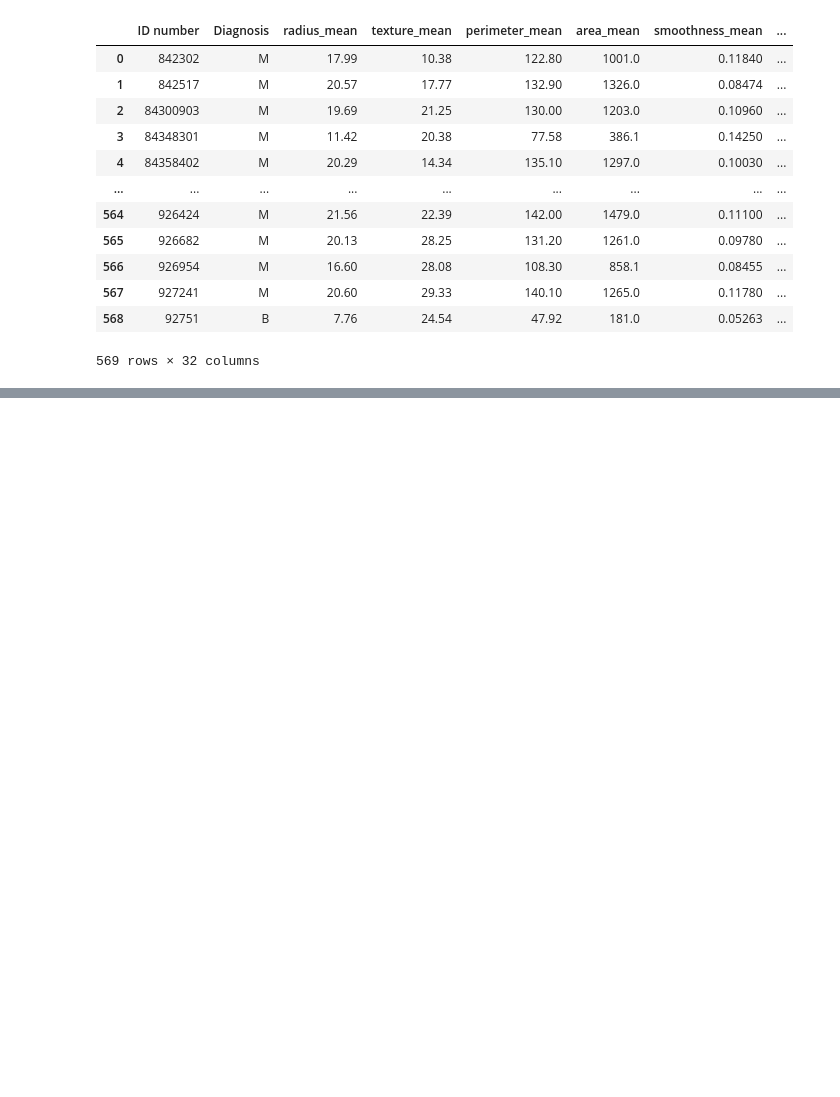
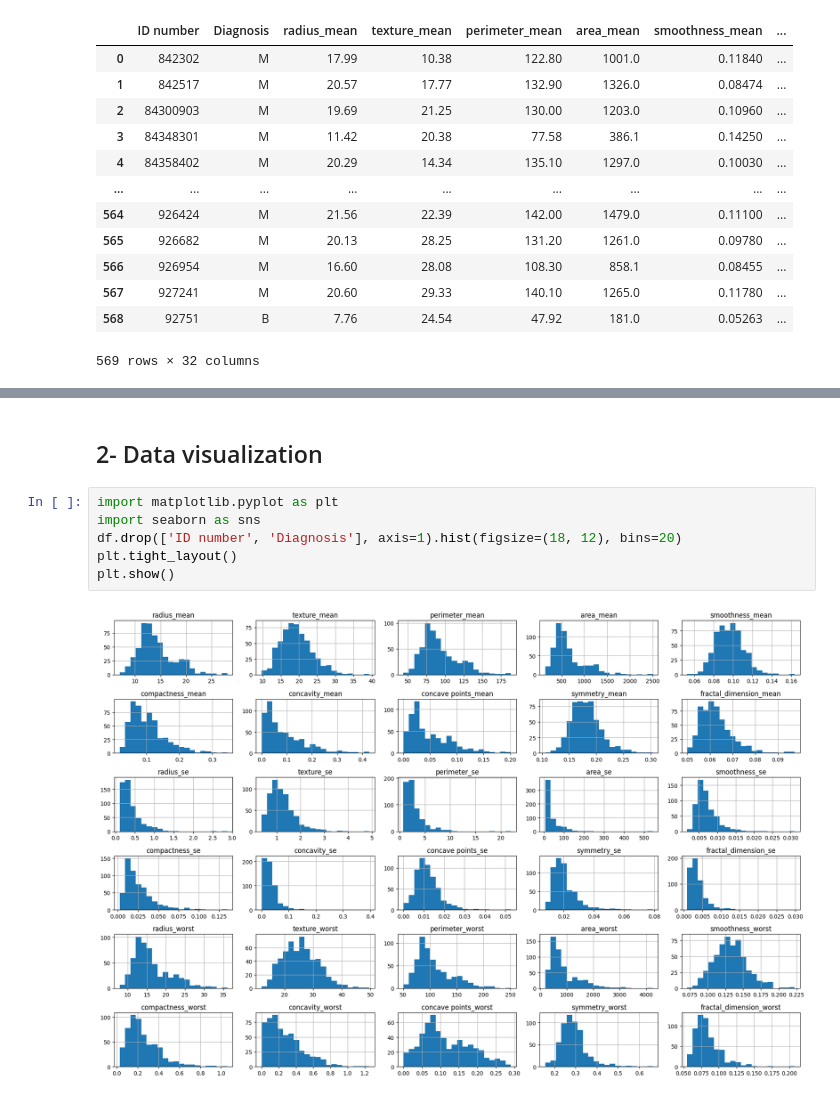
Before and after one commit to belalmohsen13/Machine_Learning, a Jupyter notebook: Classification/Classification_Task.ipynb, the cells around one changed output, grey strips where cells are left out. Cells and saved outputs as stored; diff of their text form; blank space fills up the shorter version.

```diff
--- a/Classification/Classification_Task.ipynb
+++ b/Classification/Classification_Task.ipynb
@@ -122,0 +210,10 @@ df
+# %% [markdown]
+## 2- Data visualization
+# %%
+import matplotlib.pyplot as plt
+import seaborn as sns
+df.drop(['ID number', 'Diagnosis'], axis=1).hist(figsize=(18, 12), bins=20)
+plt.tight_layout()
+plt.show()
+# %% [output]
+[figure, added]
```
Also changed, not shown: parts of 29 cells of this notebook.
